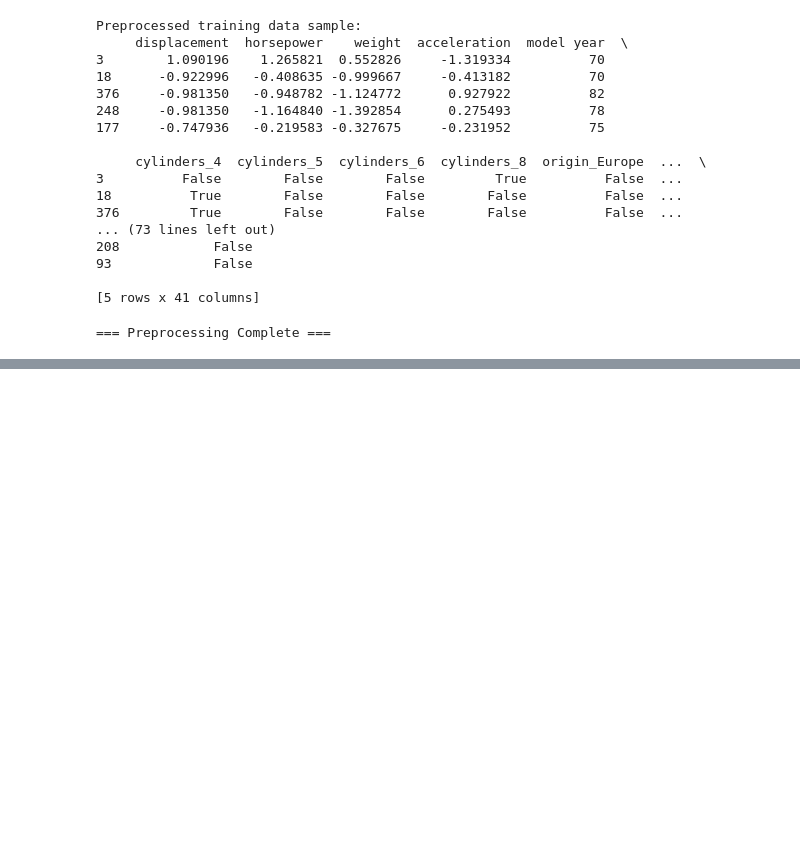
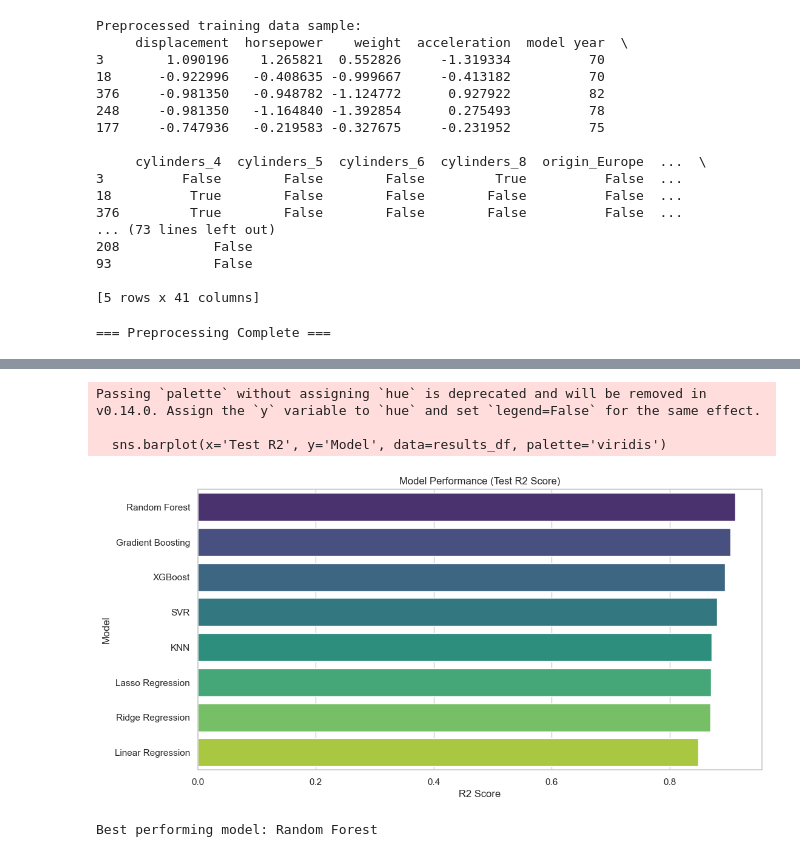
Before and after one commit to manish-bagdwal1/MLOps-Pipeline-Local-Batch-Training, a Jupyter notebook: fuel.ipynb, the cells around one changed output, grey strips where cells are left out. Drawn from its saved outputs; the diff is of its cells as text; code cells hidden in the pictures; blank space fills up the shorter version.

Commit message:
adding best model Random Forest

```diff
--- a/fuel.ipynb
+++ b/fuel.ipynb
@@ -271,0 +285,12 @@ print("\n=== Preprocessing Complete ===")
+# %%
+# Initialize models with basic parameters
+models = {
+    'Linear Regression': LinearRegression(),
+    'Ridge Regression': Ridge(),
+    'Lasso Regression': Lasso(),
+    'Random Forest': RandomForestRegressor(random_state=42),
+    'Gradient Boosting': GradientBoostingRegressor(random_state=42),
+    'XGBoost': XGBRegressor(random_state=42),
+    'SVR': SVR(),
+    'KNN': KNeighborsRegressor()
+}
@@ -271,0 +326,11 @@ print("\n=== Preprocessing Complete ===")
+# %%
+# Dictionary to store results
+results = {
+    'Model': [],
+    'Train R2': [],
+    'Test R2': [],
+    'Train MAE': [],
+    'Test MAE': [],
+    'Train RMSE': [],
+    'Test RMSE': []
+}
@@ -271,0 +396,10 @@ print("\n=== Preprocessing Complete ===")
+# %%
+# Convert results to DataFrame
+results_df = pd.DataFrame(results)
+# %%
+# Sort by Test R2 score (descending)
+results_df = results_df.sort_values('Test R2', ascending=False)
+
+# Display results
+print("\n=== Model Performance Comparison ===")
+print(results_df.to_string(index=False))
@@ -271,0 +417,19 @@ print("\n=== Preprocessing Complete ===")
+# %%
+# Visualize model performance
+plt.figure(figsize=(12, 6))
+sns.barplot(x='Test R2', y='Model', data=results_df, palette='viridis')
+plt.title('Model Performance (Test R2 Score)')
+plt.xlabel('R2 Score')
+plt.ylabel('Model')
+plt.show()
+# %% [output]
+Passing `palette` without assigning `hue` is deprecated and will be removed in v0.14.0. Assign the `y` variable to `hue` and set `legend=False` for the same effect.
+
+  sns.barplot(x='Test R2', y='Model', data=results_df, palette='viridis')
+[figure, added]
+# %%
+# Select best model
+best_model_name = results_df.iloc[0]['Model']
+print(f"\nBest performing model: {best_model_name}")
+# %% [output]
+Best performing model: Random Forest
```
Also changed, not shown: parts of 11 cells of this notebook, 1 other file.
